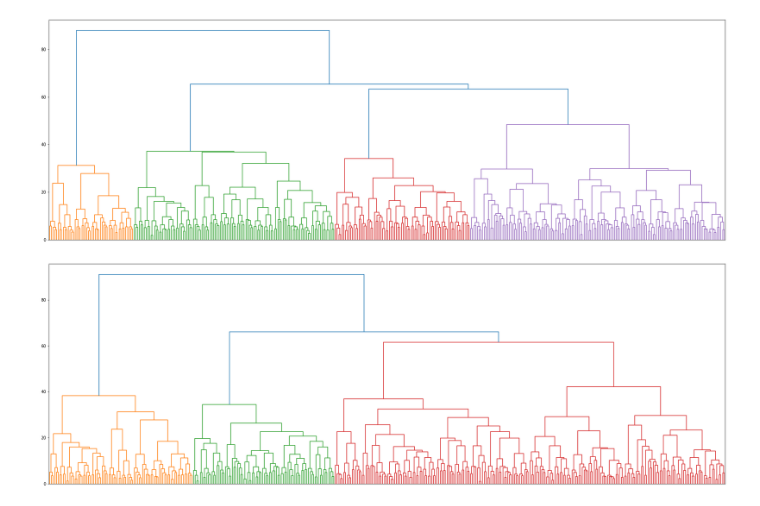
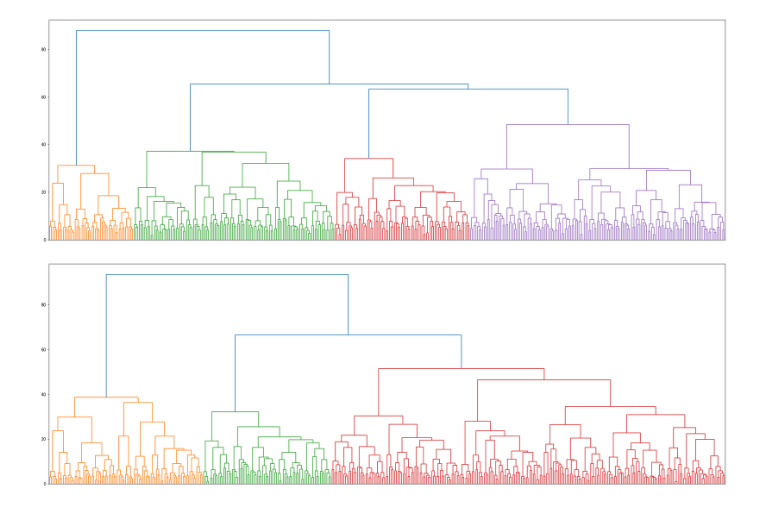
Before and after one commit to m-bowen/DSP-461-assignments, a Jupyter notebook: bowen_ha_02.ipynb, the cells around one changed output. Saved outputs shown, nothing was run; the diff lists cells and outputs as text; code cells hidden in the pictures.

```diff
--- a/bowen_ha_02.ipynb
+++ b/bowen_ha_02.ipynb
@@ -154,9 +154,9 @@ plt.show()
 [figure]
 # %%
 plt.figure(figsize=(30,10))
-X_projected_best_pc = X @ evecs[:, :num_of_pcs_to_try[9]] # Create Projected Data based on best number of PCs
+X_projected_best_pc = X @ evecs[:, :num_of_pcs_to_try[8]] # Create Projected Data based on best number of PCs
 X_best_pc_ward = cluster.hierarchy.ward(X_projected_best_pc) # Use agglomerative clustering on the projected dataset
 cluster.hierarchy.dendrogram(X_best_pc_ward, no_labels=True, count_sort=True) # Create a Dendrogram to show the heirarchy of the clustering
 plt.show()
 # %% [output]
-[figure, old version]
+[figure, new version]
```
Also changed, not shown: parts of 3 cells of this notebook.
